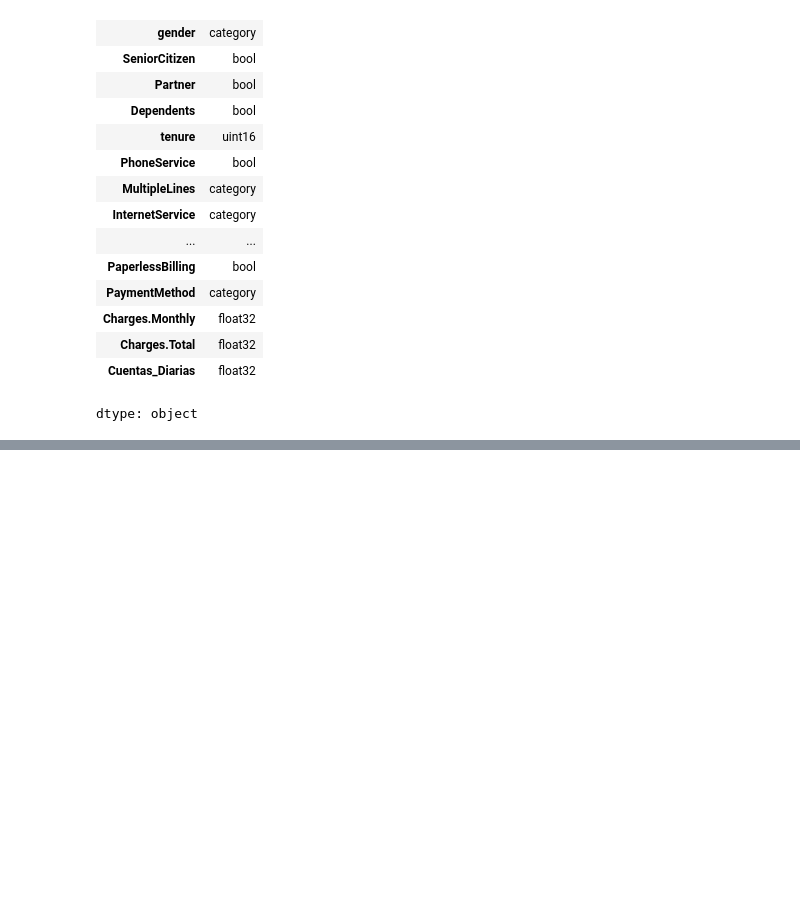
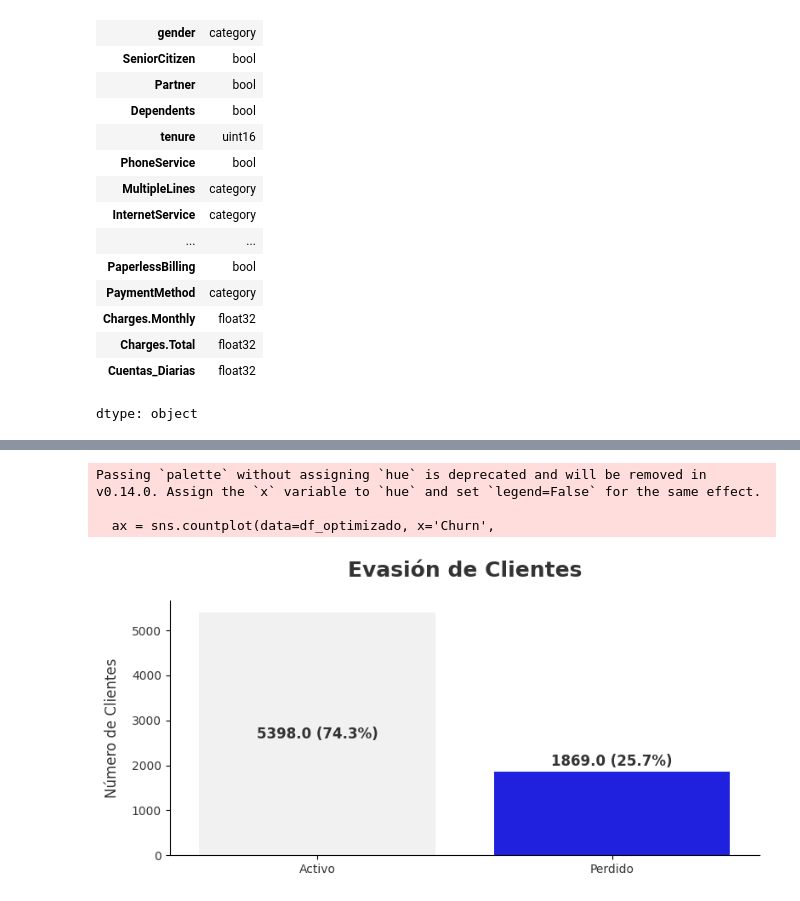
Before and after one commit to lunablanco/TelecomX_data_analysis, a Jupyter notebook: TelecomX1.ipynb, the cells around one changed output, grey strips where cells are left out. Saved outputs shown, nothing was run; the diff lists cells and outputs as text; code cells hidden in the pictures; blank space fills up the shorter version.

```diff
--- a/TelecomX1.ipynb
+++ b/TelecomX1.ipynb
@@ -420,0 +419,2 @@ fatal: could not read Username for 'https://github.com': No such device or addre
+# %%
+df_optimizado = df_optimizado.rename(columns=traducciones)
@@ -420,0 +438,15 @@ fatal: could not read Username for 'https://github.com': No such device or addre
+# %%
+# Traducción Columna Contrato
+mapeo_traduccion = {
+    'One year': 'Anual',
+    'Month-to-month': 'Mensual',
+    'Two year': 'Bianual',
+    'one year': 'Anual',
+    'month-to-month': 'Mensual',
+    'two year': 'Bianual'
+}
+
+# Use .cat.rename_categories() to rename categories in a categorical column
+df_optimizado['Contrato'] = df_optimizado['Contrato'].cat.rename_categories(mapeo_traduccion)
+
+print(df_optimizado['Contrato'].value_counts())
@@ -420,0 +586,36 @@ fatal: could not read Username for 'https://github.com': No such device or addre
+# %%
+graf_churn = plt.figure(figsize=(8, 4))
+ax = sns.countplot(data=df_optimizado, x='Churn',
+                  palette=sns.color_palette("light:b", n_colors=2))
+ax.set_xlabel('')
+ax.set_ylabel('Frecuencia')
+ax.set_title('Churn - Fuga de Clientes')
+ax.set_xticklabels(['Activo', 'Perdido'])
+plt.title('Evasión de Clientes',  fontsize=18, pad=20, color='#333333', fontweight='bold')
+plt.xlabel('', fontsize=12, color='#333333', labelpad=10)
+plt.ylabel('Número de Clientes', fontsize=12, color='#333333', labelpad=10)
+plt.xticks(fontsize=10, color='#333333')
+plt.yticks(fontsize=10, color='#333333')
+sns.despine(left=False, bottom=False)
+plt.tight_layout()
+total = len(df_optimizado)
+for p in ax.patches:
+    height = p.get_height()
+    porcentaje = height/total*100
+    y_pos = height + 50 if height < total*0.3 else height/2
+    va = 'bottom' if height < total*0.3 else 'center'
+    color = '#333333'
+    ax.text(p.get_x() + p.get_width()/2.,
+            y_pos,
+            f'{height} ({porcentaje:.1f}%)',
+            ha='center',
+            va=va,
+            fontsize=12,
+            color=color,
+            fontweight='bold')
+plt.show()
+# %% [output]
+Passing `palette` without assigning `hue` is deprecated and will be removed in v0.14.0. Assign the `x` variable to `hue` and set `legend=False` for the same effect.
+
+  ax = sns.countplot(data=df_optimizado, x='Churn',
+[figure, added]
```
Also changed, not shown: parts of 46 cells of this notebook.
